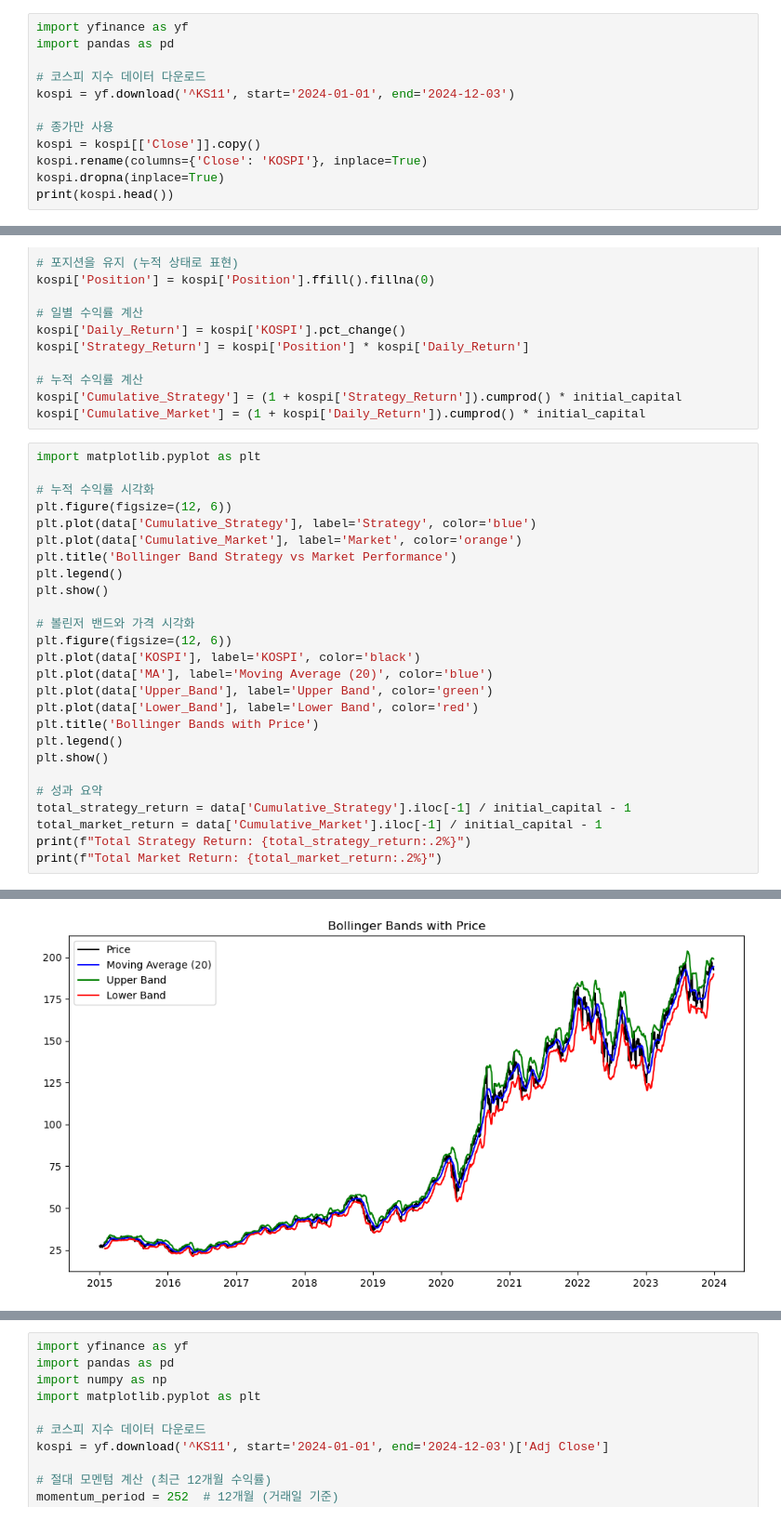
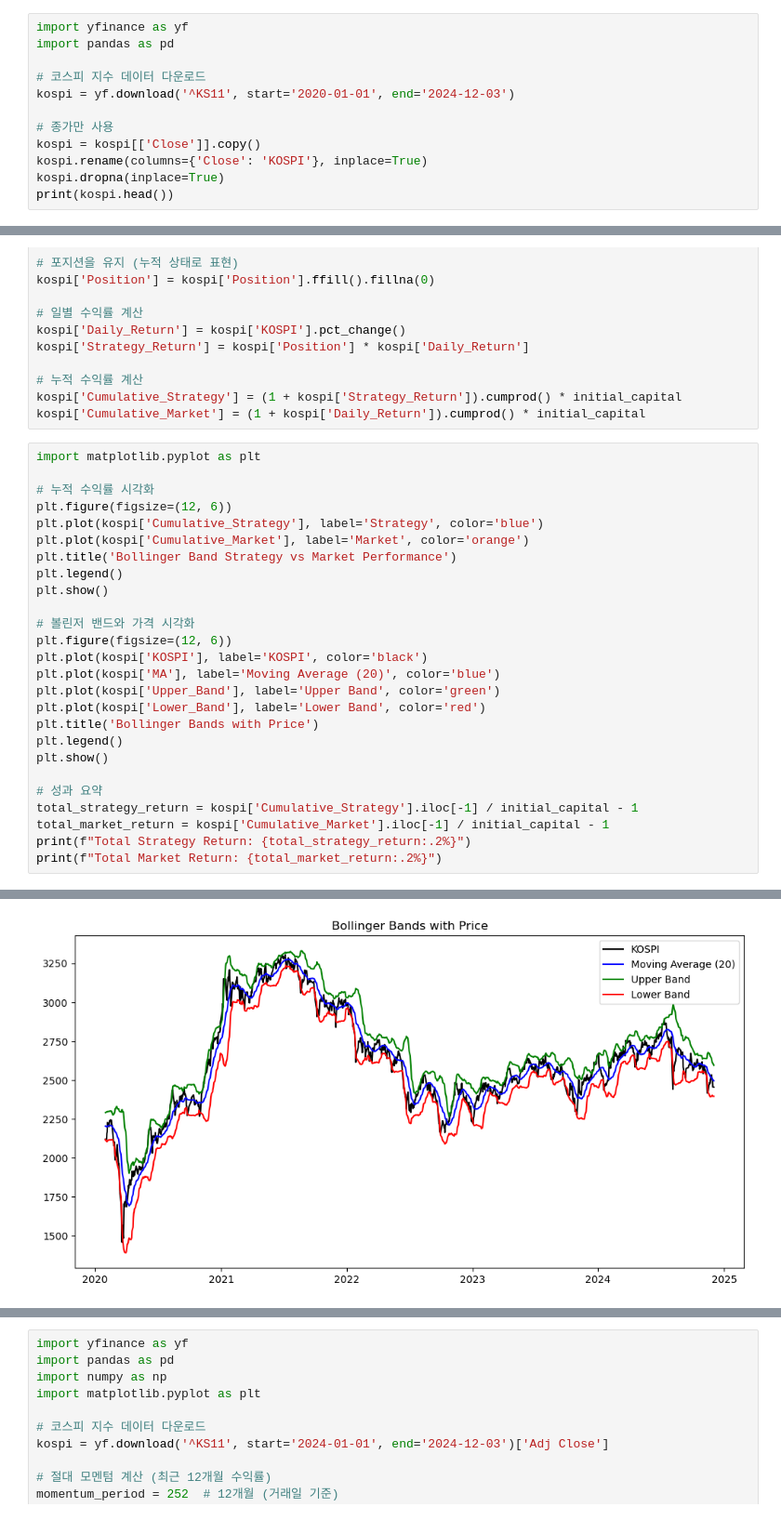
Before and after one commit to kusool72/python, a Jupyter notebook: 백테스팅.ipynb, the cells around one changed output, grey strips where cells are left out. Shown at 93% size. Saved outputs shown, nothing was run; the diff lists cells and outputs as text.

```diff
--- a/백테스팅.ipynb
+++ b/백테스팅.ipynb
@@ -71,7 +71,7 @@ import yfinance as yf
 import pandas as pd
 
 # 코스피 지수 데이터 다운로드
-kospi = yf.download('^KS11', start='2024-01-01', end='2024-12-03')
+kospi = yf.download('^KS11', start='2020-01-01', end='2024-12-03')
 
 # 종가만 사용
 kospi = kospi[['Close']].copy()
@@ -129,25 +129,25 @@ import matplotlib.pyplot as plt
 
 # 누적 수익률 시각화
 plt.figure(figsize=(12, 6))
-plt.plot(data['Cumulative_Strategy'], label='Strategy', color='blue')
-plt.plot(data['Cumulative_Market'], label='Market', color='orange')
+plt.plot(kospi['Cumulative_Strategy'], label='Strategy', color='blue')
+plt.plot(kospi['Cumulative_Market'], label='Market', color='orange')
 plt.title('Bollinger Band Strategy vs Market Performance')
 plt.legend()
 plt.show()
 
 # 볼린저 밴드와 가격 시각화
 plt.figure(figsize=(12, 6))
-plt.plot(data['KOSPI'], label='KOSPI', color='black')
-plt.plot(data['MA'], label='Moving Average (20)', color='blue')
-plt.plot(data['Upper_Band'], label='Upper Band', color='green')
-plt.plot(data['Lower_Band'], label='Lower Band', color='red')
+plt.plot(kospi['KOSPI'], label='KOSPI', color='black')
+plt.plot(kospi['MA'], label='Moving Average (20)', color='blue')
+plt.plot(kospi['Upper_Band'], label='Upper Band', color='green')
+plt.plot(kospi['Lower_Band'], label='Lower Band', color='red')
 plt.title('Bollinger Bands with Price')
 plt.legend()
 plt.show()
 
 # 성과 요약
-total_strategy_return = data['Cumulative_Strategy'].iloc[-1] / initial_capital - 1
-total_market_return = data['Cumulative_Market'].iloc[-1] / initial_capital - 1
+total_strategy_return = kospi['Cumulative_Strategy'].iloc[-1] / initial_capital - 1
+total_market_return = kospi['Cumulative_Market'].iloc[-1] / initial_capital - 1
 print(f"Total Strategy Return: {total_strategy_return:.2%}")
 print(f"Total Market Return: {total_market_return:.2%}")
 # %% [output]
@@ -155 +155 @@ print(f"Total Market Return: {total_market_return:.2%}")
-[figure, old version]
+[figure, new version]
```
Also changed, not shown: parts of 7 cells of this notebook.
